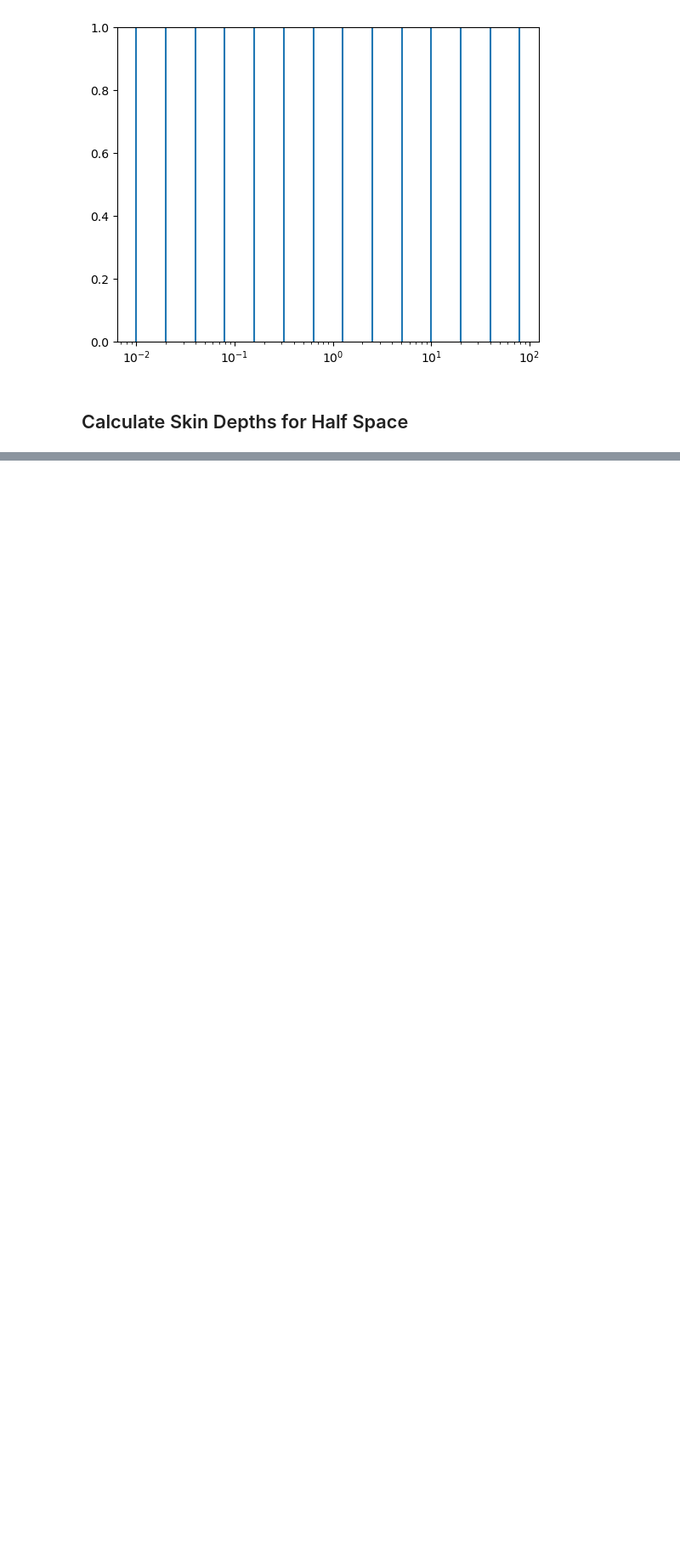
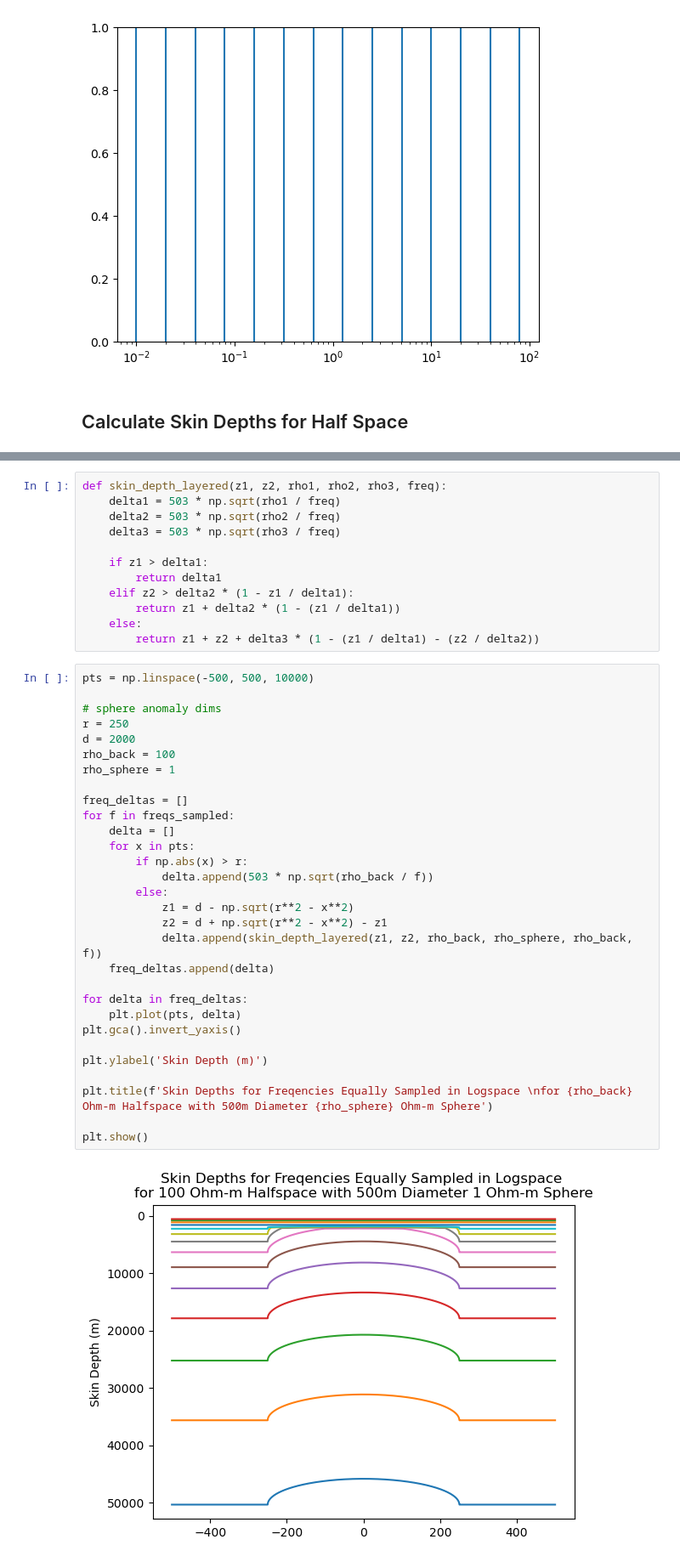
Before and after one commit to RylanDS7/MT-Freq-Spacing, a Jupyter notebook: skin_depth_tests.ipynb, the cells around one changed output, grey strips where cells are left out. Shown at 85% size. Drawn from its saved outputs; the diff is of its cells as text; blank space fills up the shorter version.

```diff
--- a/skin_depth_tests.ipynb
+++ b/skin_depth_tests.ipynb
@@ -51,0 +54,44 @@ plt.show()
+# %%
+def skin_depth_layered(z1, z2, rho1, rho2, rho3, freq):
+    delta1 = 503 * np.sqrt(rho1 / freq)
+    delta2 = 503 * np.sqrt(rho2 / freq)
+    delta3 = 503 * np.sqrt(rho3 / freq)
+
+    if z1 > delta1:
+        return delta1
+    elif z2 > delta2 * (1 - z1 / delta1):
+        return z1 + delta2 * (1 - (z1 / delta1))
+    else:
+        return z1 + z2 + delta3 * (1 - (z1 / delta1) - (z2 / delta2))
+# %%
+pts = np.linspace(-500, 500, 10000)
+
+# sphere anomaly dims
+r = 250
+d = 2000
+rho_back = 100
+rho_sphere = 1
+
+freq_deltas = []
+for f in freqs_sampled:
+    delta = []
+    for x in pts:
+        if np.abs(x) > r:
+            delta.append(503 * np.sqrt(rho_back / f))
+        else:
+            z1 = d - np.sqrt(r**2 - x**2)
+            z2 = d + np.sqrt(r**2 - x**2) - z1
+            delta.append(skin_depth_layered(z1, z2, rho_back, rho_sphere, rho_back, f))
+    freq_deltas.append(delta)
+
+for delta in freq_deltas:
+    plt.plot(pts, delta)
+plt.gca().invert_yaxis()
+
+plt.ylabel('Skin Depth (m)')
+
+plt.title(f'Skin Depths for Freqencies Equally Sampled in Logspace \nfor {rho_back} Ohm-m Halfspace with 500m Diameter {rho_sphere} Ohm-m Sphere')
+
+plt.show()
+# %% [output]
+[figure, added]
```
Also changed, not shown: parts of 2 cells of this notebook.
